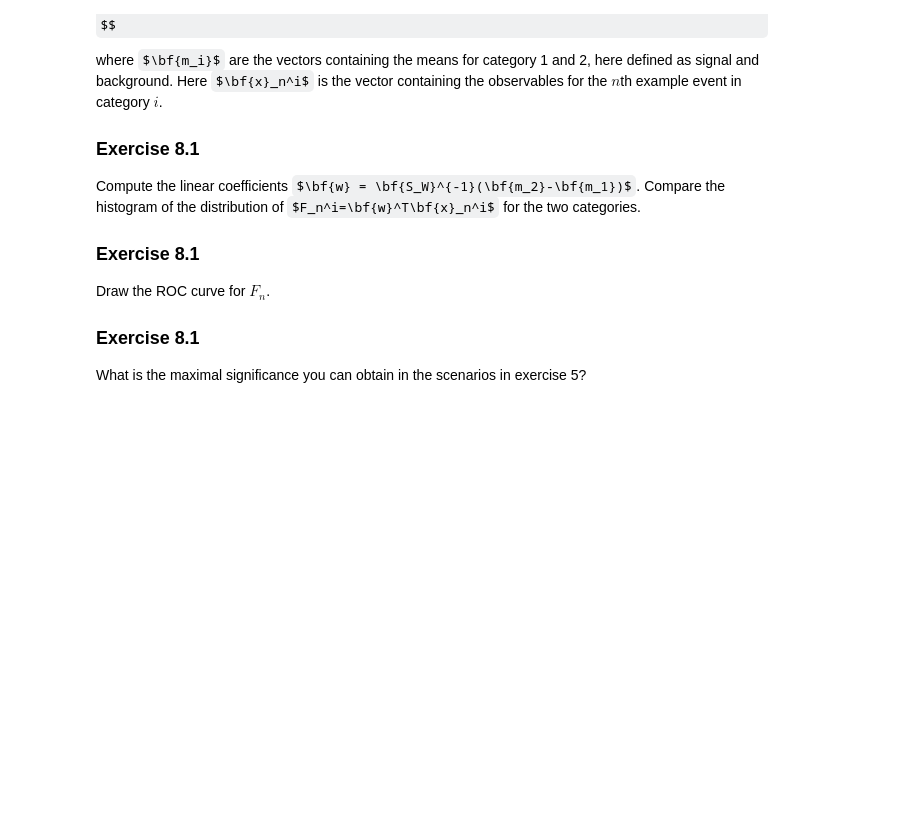
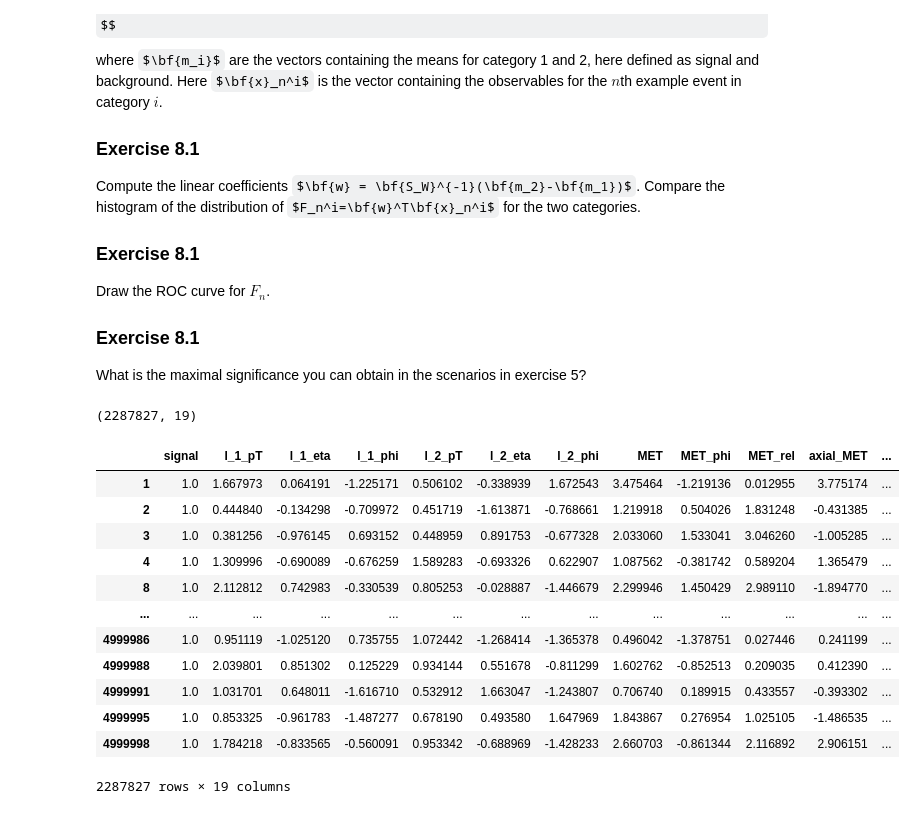
Before and after one commit to rcghpge/DATA3402.Spring.2024, a Jupyter notebook: Labs/Lab.7/Lab.7.ipynb, the cells around one changed output. Drawn from its saved outputs; the diff is of its cells as text; code cells hidden in the pictures; some formulas as TeX source; blank space fills up the shorter version.

```diff
--- a/Labs/Lab.7/Lab.7.ipynb
+++ b/Labs/Lab.7/Lab.7.ipynb
@@ -1099,3 +1099,24 @@ Draw the ROC curve for $F_n$.
 ### Exercise 8.1
 
 What is the maximal significance you can obtain in the scenarios in exercise 5?
+# %%
+# Exercise 8
+df_sig.shape
+# %% [output]
+(2287827, 19)
+# %%
+df_sig
+# %% [output]
+|  | signal | l_1_pT | l_1_eta | l_1_phi | l_2_pT | l_2_eta | l_2_phi | MET | MET_phi | MET_rel | axial_MET | ... |
+| 1 | 1.0 | 1.667973 | 0.064191 | -1.225171 | 0.506102 | -0.338939 | 1.672543 | 3.475464 | -1.219136 | 0.012955 | 3.775174 | ... |
+| 2 | 1.0 | 0.444840 | -0.134298 | -0.709972 | 0.451719 | -1.613871 | -0.768661 | 1.219918 | 0.504026 | 1.831248 | -0.431385 | ... |
+| 3 | 1.0 | 0.381256 | -0.976145 | 0.693152 | 0.448959 | 0.891753 | -0.677328 | 2.033060 | 1.533041 | 3.046260 | -1.005285 | ... |
+| 4 | 1.0 | 1.309996 | -0.690089 | -0.676259 | 1.589283 | -0.693326 | 0.622907 | 1.087562 | -0.381742 | 0.589204 | 1.365479 | ... |
+| 8 | 1.0 | 2.112812 | 0.742983 | -0.330539 | 0.805253 | -0.028887 | -1.446679 | 2.299946 | 1.450429 | 2.989110 | -1.894770 | ... |
+| ... | ... | ... | ... | ... | ... | ... | ... | ... | ... | ... | ... | ... |
+| 4999986 | 1.0 | 0.951119 | -1.025120 | 0.735755 | 1.072442 | -1.268414 | -1.365378 | 0.496042 | -1.378751 | 0.027446 | 0.241199 | ... |
+| 4999988 | 1.0 | 2.039801 | 0.851302 | 0.125229 | 0.934144 | 0.551678 | -0.811299 | 1.602762 | -0.852513 | 0.209035 | 0.412390 | ... |
+| 4999991 | 1.0 | 1.031701 | 0.648011 | -1.616710 | 0.532912 | 1.663047 | -1.243807 | 0.706740 | 0.189915 | 0.433557 | -0.393302 | ... |
+| 4999995 | 1.0 | 0.853325 | -0.961783 | -1.487277 | 0.678190 | 0.493580 | 1.647969 | 1.843867 | 0.276954 | 1.025105 | -1.486535 | ... |
+| 4999998 | 1.0 | 1.784218 | -0.833565 | -0.560091 | 0.953342 | -0.688969 | -1.428233 | 2.660703 | -0.861344 | 2.116892 | 2.906151 | ... |
+2287827 rows × 19 columns
```
Also changed, not shown: parts of 24 cells of this notebook.
